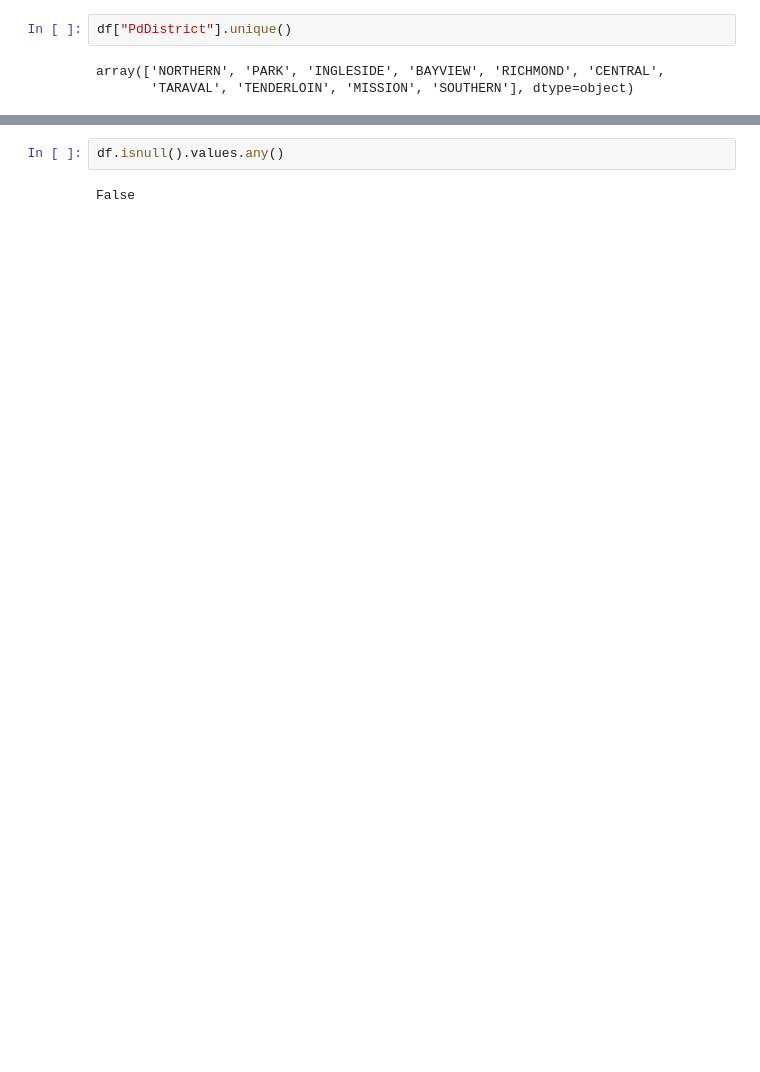
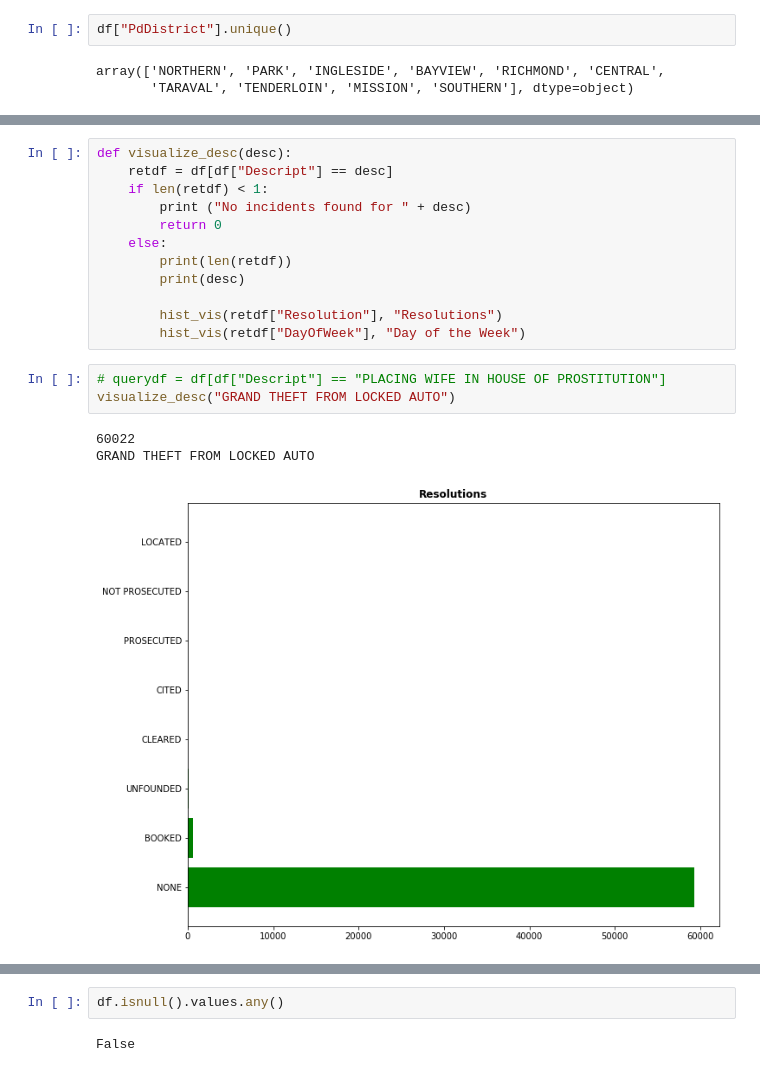
Before and after one commit to JSitter/DS-2-Machine-Learning, a Jupyter notebook: sf-crime.ipynb, the cells around one changed output, grey strips where cells are left out. Saved outputs shown, nothing was run; the diff lists cells and outputs as text; blank space fills up the shorter version.

```diff
--- a/sf-crime.ipynb
+++ b/sf-crime.ipynb
@@ -138,0 +90,19 @@ df.iloc(0)
+# %%
+def visualize_desc(desc):
+    retdf = df[df["Descript"] == desc]
+    if len(retdf) < 1:
+        print ("No incidents found for " + desc)
+        return 0
+    else:
+        print(len(retdf))
+        print(desc)
+
+        hist_vis(retdf["Resolution"], "Resolutions")
+        hist_vis(retdf["DayOfWeek"], "Day of the Week")
+# %%
+# querydf = df[df["Descript"] == "PLACING WIFE IN HOUSE OF PROSTITUTION"]
+visualize_desc("GRAND THEFT FROM LOCKED AUTO")
+# %% [output]
+60022
+GRAND THEFT FROM LOCKED AUTO
+[figure, added]
```
Also changed, not shown: parts of 41 cells of this notebook.
